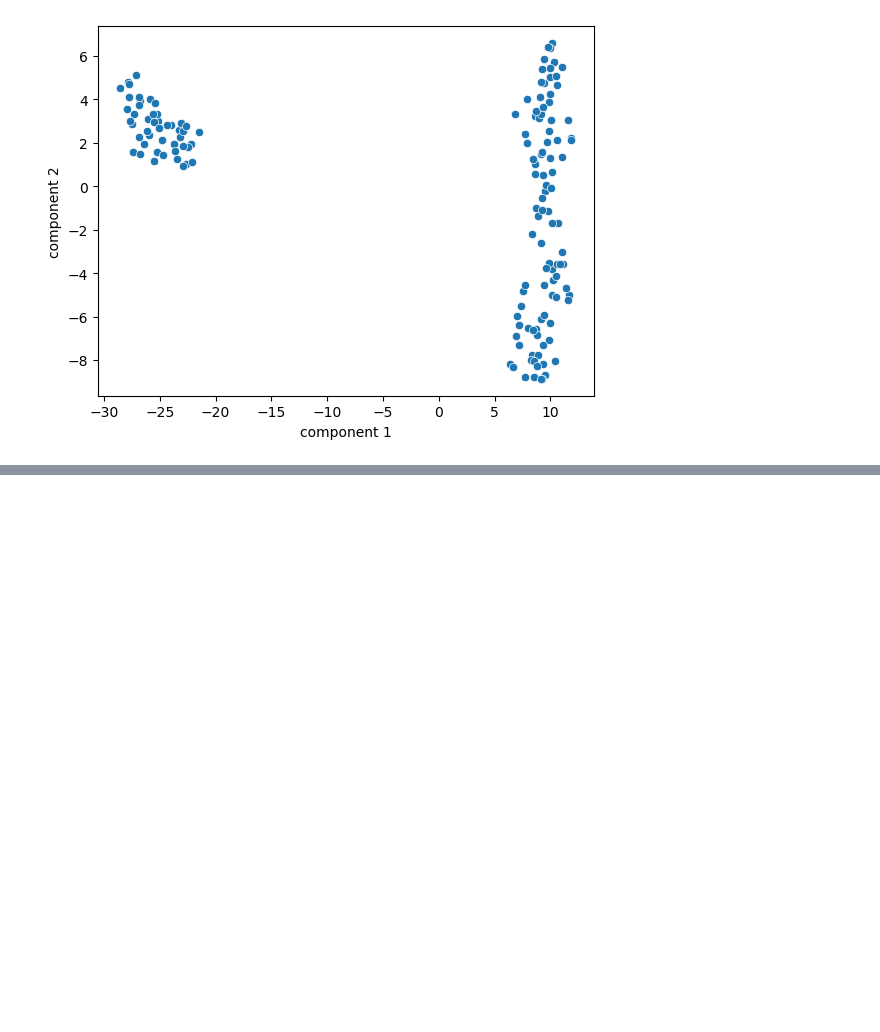
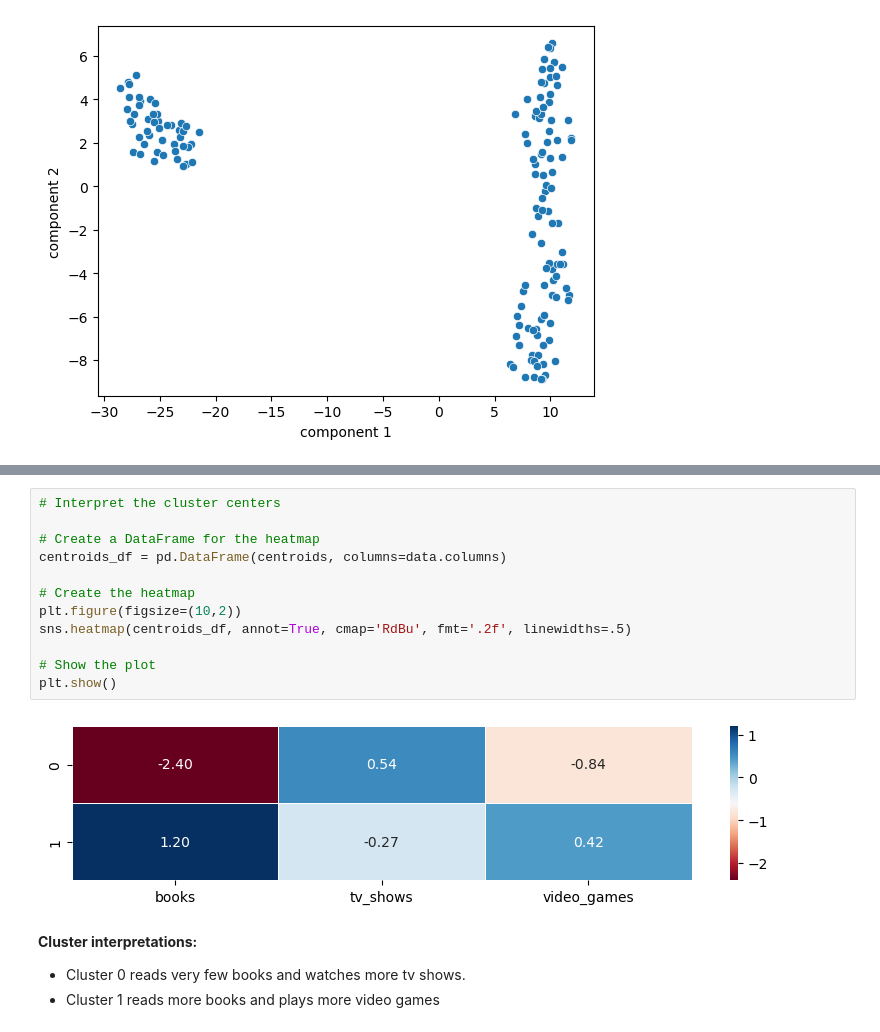
Before and after one commit to Camiloesp/PythonDataScience_UnsupervisedML, a Jupyter notebook: 4_DimensionalityReduction.ipynb, the cells around one changed output, grey strips where cells are left out. Saved outputs shown, nothing was run; the diff lists cells and outputs as text; blank space fills up the shorter version.

```diff
--- a/4_DimensionalityReduction.ipynb
+++ b/4_DimensionalityReduction.ipynb
@@ -175,0 +201,18 @@ sns.scatterplot(x='component 1', y='component 2', data=df_tsne);
+# %%
+# Interpret the cluster centers
+
+# Create a DataFrame for the heatmap
+centroids_df = pd.DataFrame(centroids, columns=data.columns)
+
+# Create the heatmap
+plt.figure(figsize=(10,2))
+sns.heatmap(centroids_df, annot=True, cmap='RdBu', fmt='.2f', linewidths=.5)
+
+# Show the plot
+plt.show()
+# %% [output]
+[figure, added]
+# %% [markdown]
+**Cluster interpretations:**
+* Cluster 0 reads very few books and watches more tv shows.
+* Cluster 1 reads more books and plays more video games
```
Also changed, not shown: parts of 3 cells of this notebook, 1 other file.
